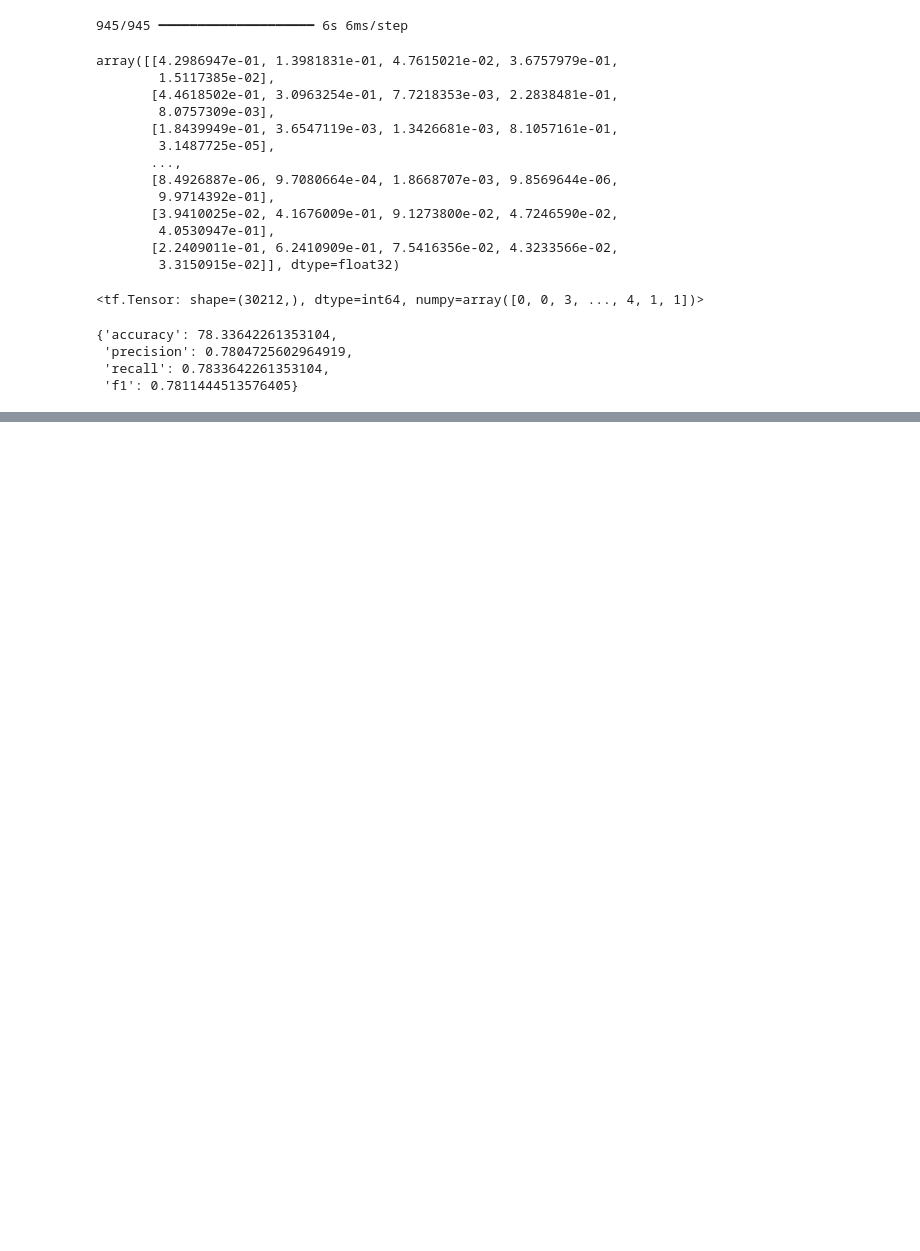
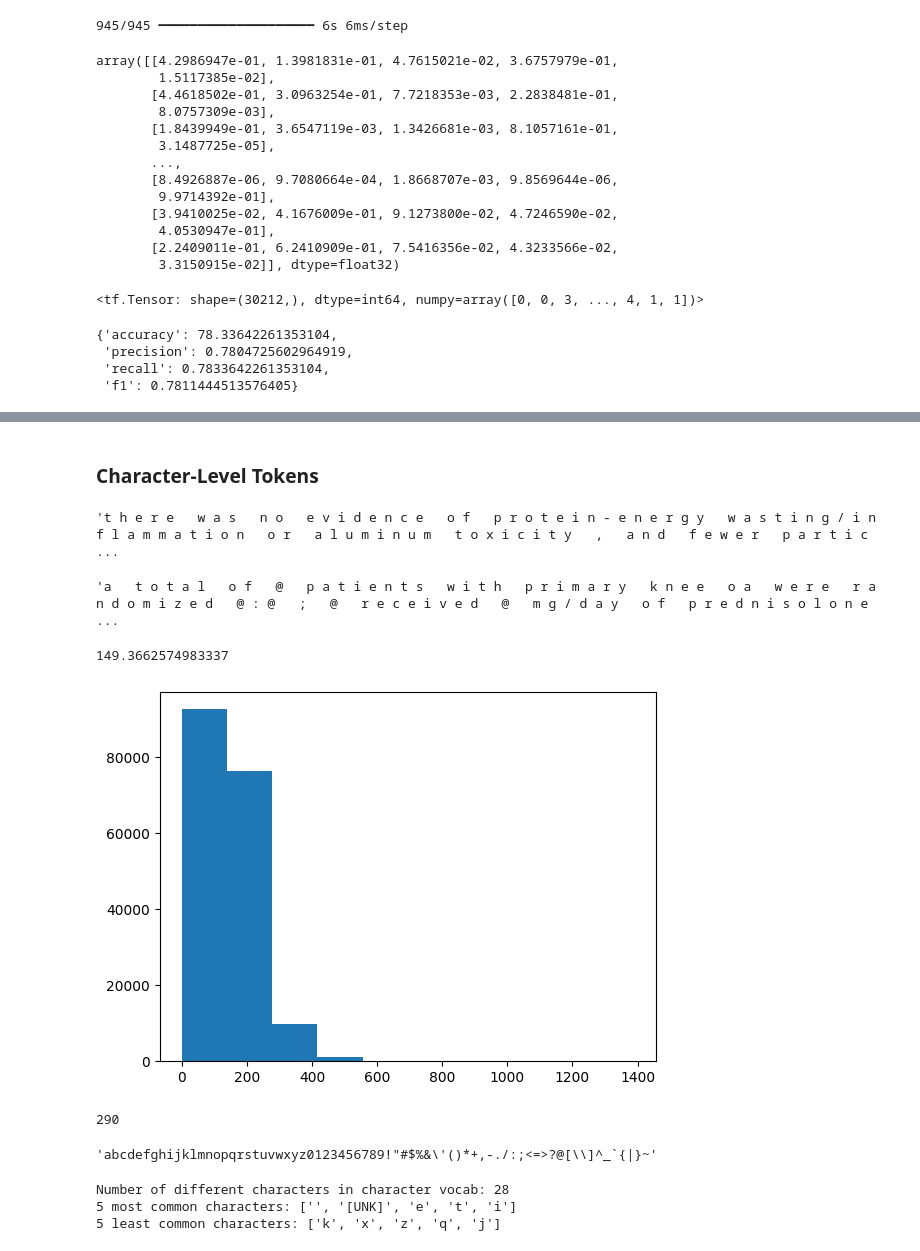
Before and after one commit to sumana-2705/Skimlit-project, a Jupyter notebook: code.ipynb, the cells around one changed output, grey strips where cells are left out. Drawn from its saved outputs; the diff is of its cells as text; code cells hidden in the pictures; blank space fills up the shorter version.

```diff
--- a/code.ipynb
+++ b/code.ipynb
@@ -498,0 +629,44 @@ model_1_results
+# %% [markdown]
+### Character-Level Tokens
+# %%
+def split_chars(text):
+  return " ".join(list(text))
+
+
+split_chars(random_training_sentence)
+# %% [output]
+'t h e r e   w a s   n o   e v i d e n c e   o f   p r o t e i n - e n e r g y   w a s t i n g / i n f l a m m a t i o n   o r   a l u m i n u m   t o x i c i t y   ,   a n d   f e w e r   p a r t i c ...
+# %%
+train_chars = [split_chars(sentence) for sentence in train_sentences]
+val_chars = [split_chars(sentence) for sentence in val_sentences]
+test_chars = [split_chars(sentence) for sentence in test_sentences]
+
+train_chars[1]
+# %% [output]
+'a   t o t a l   o f   @   p a t i e n t s   w i t h   p r i m a r y   k n e e   o a   w e r e   r a n d o m i z e d   @ : @   ;   @   r e c e i v e d   @   m g / d a y   o f   p r e d n i s o l o n e ...
+# %%
+# Finding average length of chars
+
+char_lens = [len(sentence) for sentence in train_sentences]
+mean_char_len = np.mean(char_lens)
+mean_char_len
+# %% [output]
+149.3662574983337
+# %%
+import matplotlib.pyplot as plt
+plt.hist(char_lens, bins=10);
+# %% [output]
+[figure, added]
+# %%
+# Find what character length covers 95% of sequences
+output_seq_char_len = int(np.percentile(char_lens, 95))
+output_seq_char_len
+# %% [output]
+290
+# %%
+# Get all keyboard characters for char-level embedding
+import string
+alphabet = string.ascii_lowercase + string.digits + string.punctuation
+alphabet
+# %% [output]
+'abcdefghijklmnopqrstuvwxyz0123456789!"#$%&\'()*+,-./:;<=>?@[\\]^_`{|}~'
@@ -498,0 +682,9 @@ model_1_results
+# %%
+char_vocab = char_vectorizer.get_vocabulary()
+print(f"Number of different characters in character vocab: {len(char_vocab)}")
+print(f"5 most common characters: {char_vocab[:5]}")
+print(f"5 least common characters: {char_vocab[-5:]}")
+# %% [output]
+Number of different characters in character vocab: 28
+5 most common characters: ['', '[UNK]', 'e', 't', 'i']
+5 least common characters: ['k', 'x', 'z', 'q', 'j']
```
Also changed, not shown: parts of 39 cells of this notebook.
